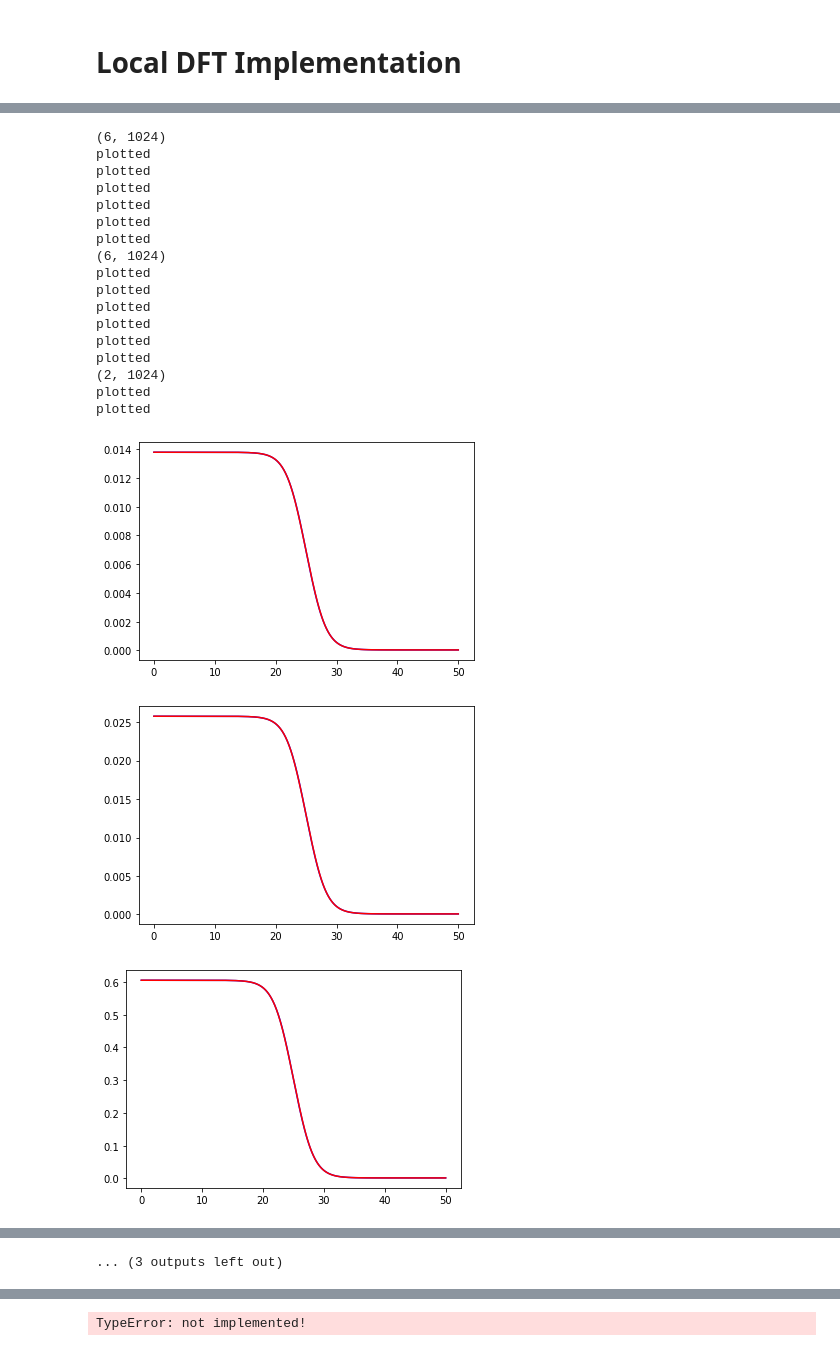
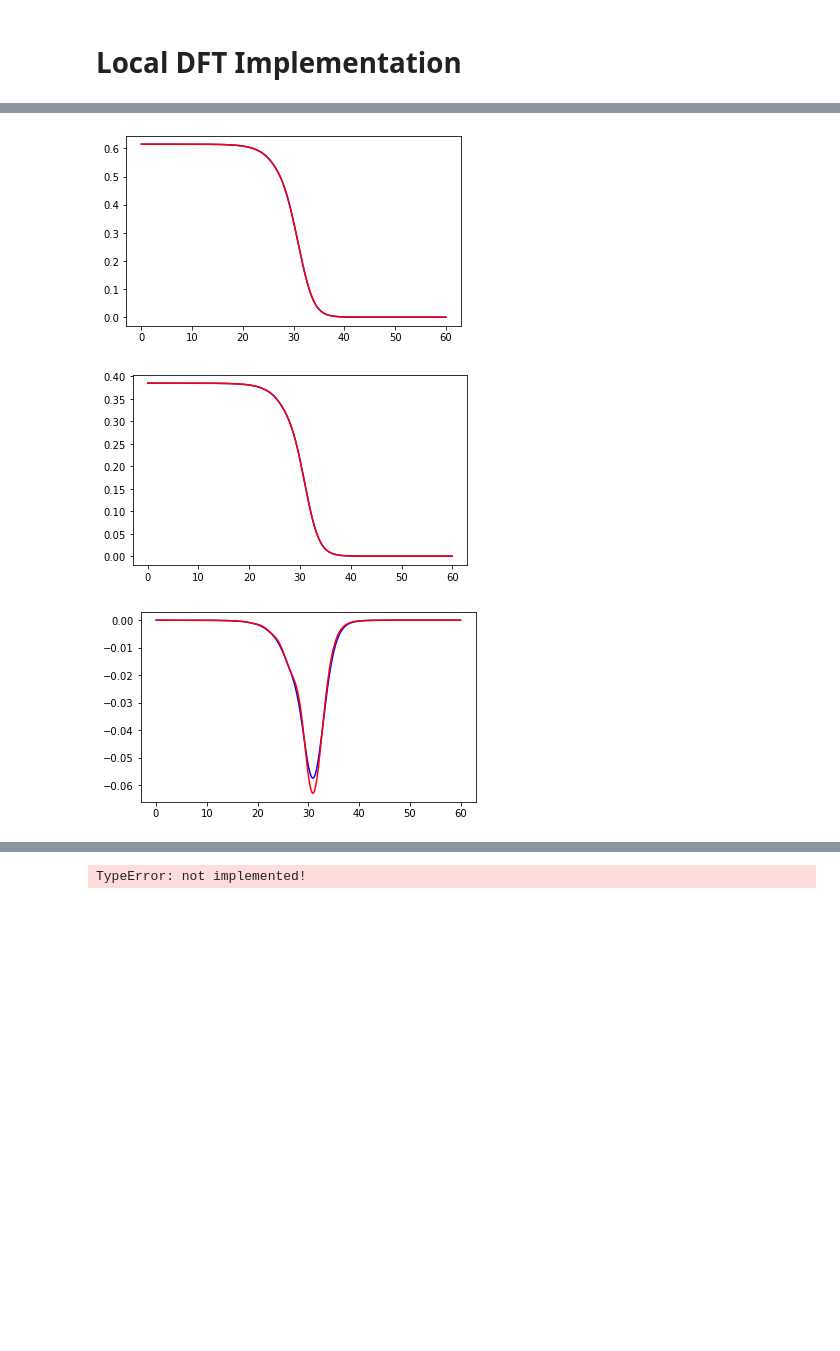
Before and after one commit to bbbursik/feos-pcsaft, a Jupyter notebook: examples/21-11-04-exampleDFT.ipynb, the cells around one changed output, grey strips where cells are left out. Drawn from its saved outputs; the diff is of its cells as text; code cells hidden in the pictures; blank space fills up the shorter version.

```diff
--- a/examples/21-11-04-exampleDFT.ipynb
+++ b/examples/21-11-04-exampleDFT.ipynb
@@ -14,7 +14,7 @@ feos_pcsaft.__file__
 # %% [markdown]
 # Local DFT Implementation
 # %%
-components = ['hexane', 'pentane']
+components = ['hexane']#, 'pentane']
 composition = np.array([0.3, 0.7]) *MOL
 temperature = 298.15* KELVIN
 pressure = 1 * BAR
@@ -35,5 +31,5 @@ else:
     vle = PhaseEquilibrium.bubble_point_tx(func, temperature, composition/MOL)
 # %%
 solver = DFTSolver().anderson_mixing(tol=1.0e-9,mmax=10)#.picard_iteration(tol=1.0e-5) # just write after one another
-interface = PlanarInterface.from_tanh(vle, 1024, 50 * ANGSTROM, t_crit)
+interface = PlanarInterface.from_tanh(vle, 1024, 60 * ANGSTROM, t_crit)
 # %%
@@ -119,31 +51,16 @@ plt.plot(interface.z / ANGSTROM, (interface.local_weighted_densities)[1][2,:])
 # %%
 # plot initial density profile
+i = 0
 for wds, lwds in zip(interface.weighted_densities, interface.local_weighted_densities):
-    print(wds.shape)
     for wd, lwd in zip(wds, lwds):
-        plt.figure()
+
+        plt.figure(figsize=(6,3.5))
         plt.plot(interface.z / ANGSTROM, wd, 'b')
         plt.plot(interface.z / ANGSTROM, lwd, 'r')
-        print('plotted')
+        #plt.savefig(f'weighted_density_{i}.pdf', )
+        i = i+1
 #plt.plot(interface.z / ANGSTROM, (interface.density / MOL * METER**3)[1,:])
 # %% [output]
-(6, 1024)
-plotted
-plotted
-plotted
-plotted
-plotted
-plotted
-(6, 1024)
-plotted
-plotted
-plotted
-plotted
-plotted
-plotted
-(2, 1024)
-plotted
-plotted
-[figure, old version]
+[figure, new version]
-[figure, old version]
+[figure, new version]
-[figure, old version]
+[figure, new version]
@@ -158 +70,0 @@ plotted
-... (3 outputs left out)
```
Also changed, not shown: parts of 23 cells of this notebook.
